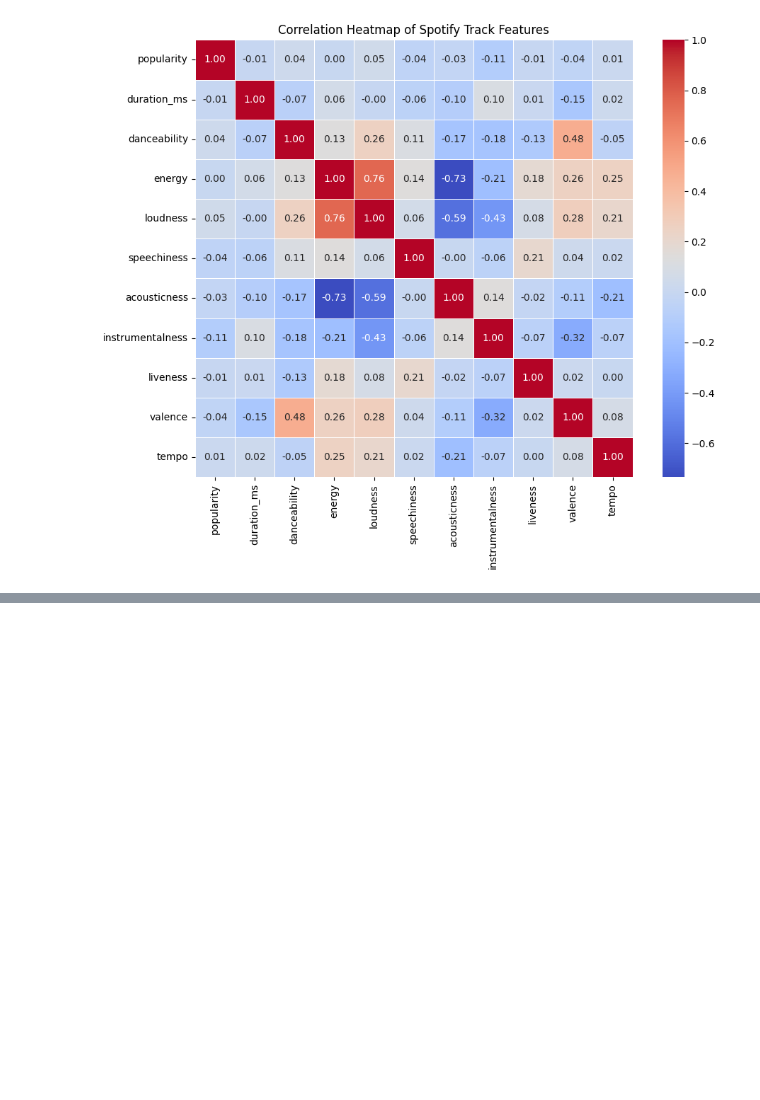
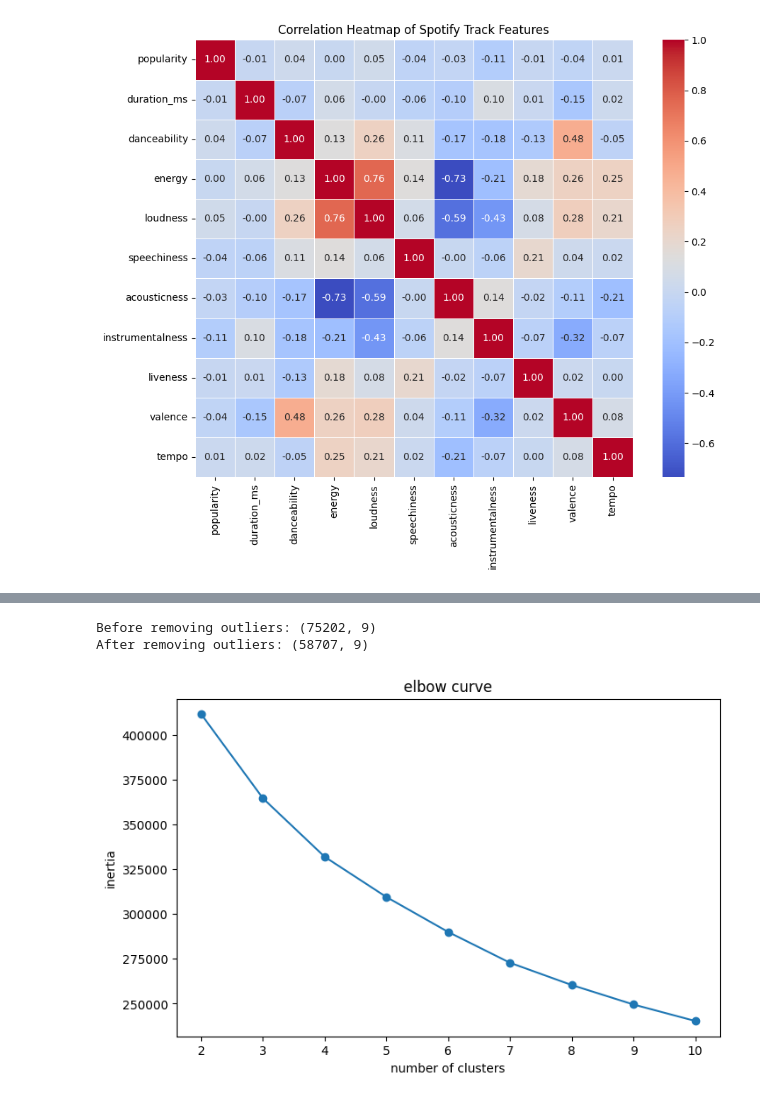
Before and after one commit to andysongyz-dev/brown-summer, a Jupyter notebook: Team4_Spotify_Rec_1_4.ipynb, the cells around one changed output, grey strips where cells are left out. Cells and saved outputs as stored; diff of their text form; code cells hidden in the pictures; blank space fills up the shorter version.

```diff
--- a/Team4_Spotify_Rec_1_4.ipynb
+++ b/Team4_Spotify_Rec_1_4.ipynb
@@ -238,0 +287,62 @@ plt.show()
+# %%
+from sklearn.preprocessing import StandardScaler
+
+# Calculate IQR and filter outliers
+Q1 = spotify_feature.quantile(0.25)
+Q3 = spotify_feature.quantile(0.75)
+IQR = Q3 - Q1
+
+filtered_df = spotify_feature[
+    ~((spotify_feature < (Q1 - 1.5 * IQR)) |
+      (spotify_feature > (Q3 + 1.5 * IQR))).any(axis=1)].copy()
+
+print(f"Before removing outliers: {spotify_feature.shape}")
+print(f"After removing outliers: {filtered_df.shape}")
+
+# Scale the filtered data
+scaler = StandardScaler()
+scaled_features = scaler.fit_transform(filtered_df)
+# %% [output]
+Before removing outliers: (75202, 9)
+After removing outliers: (58707, 9)
+# %%
+#test different cluster numbers
+
+from sklearn.cluster import KMeans
+from sklearn.preprocessing import StandardScaler
+import matplotlib.pyplot as plt
+
+# Scale the data
+scaler = StandardScaler()
+scaled_features = scaler.fit_transform(filtered_df)
+
+inertia = []
+
+for k in range(2,11):
+
+  kmeans = KMeans (
+      n_clusters=k,
+      random_state=42,
+      n_init=10
+  )
+
+  kmeans.fit(scaled_features)
+  inertia.append(kmeans.inertia_)
+
+#plot elbow curve
+
+plt.figure(figsize=(8,5))
+
+plt.plot(
+    range(2,11),
+    inertia,
+    marker='o'
+)
+
+plt.xlabel("number of clusters")
+plt.ylabel("inertia")
+plt.title("elbow curve")
+
+plt.show()
+# %% [output]
+[figure, added]
```
Also changed, not shown: parts of 16 cells of this notebook.
